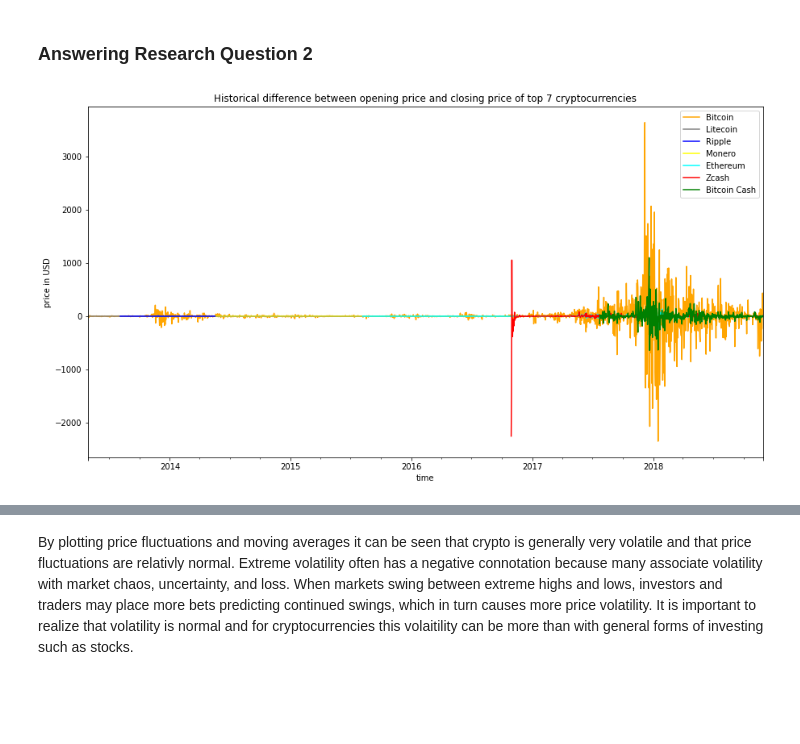
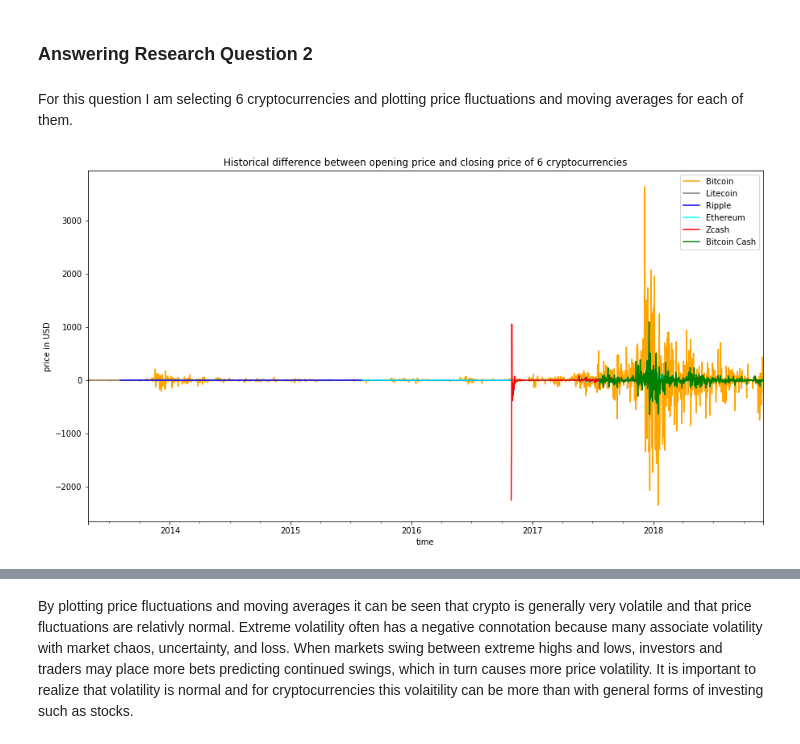
Before and after one commit to ithakker/CISC367FinalIshaanThakker, a Jupyter notebook: final.ipynb, the cells around one changed output, grey strips where cells are left out. Saved outputs shown, nothing was run; the diff lists cells and outputs as text; code cells hidden in the pictures; blank space fills up the shorter version.

```diff
--- a/final.ipynb
+++ b/final.ipynb
@@ -109,34 +109,34 @@ plt.show()
 It can clearly be seen that more than half of the crypto space is occupied by Bitcoin. As the earliest virtual currency to meet widespread popularity and success, bitcoin has inspired a host of other cryptocurrencies in its wake. Since this data was last updated in 2018, there have been thousands of different cryptocurrencies in circulation. But understanding which ones have techinal use and which ones do not can be difficult.
 # %% [markdown]
 ### Answering Research Question 2
+# %% [markdown]
+For this question I am selecting 6 cryptocurrencies and plotting price fluctuations and moving averages for each of them.
 # %%
 # Plotting Price Fluctuations
 crypto2 = pd.read_csv('data/crypto-markets.csv', parse_dates=['date'],index_col='date')
-crypto2['oc_diff']=crypto2['close']-crypto2['open']
+crypto2['net']=crypto2['close']-crypto2['open']
 bitcoin = crypto2[crypto2['symbol']=='BTC']
 litecoin = crypto2[crypto2['symbol']=='LTC']
 ripple = crypto2[crypto2['symbol']=='XRP']
-monero = crypto2[crypto2['symbol']=='XMR']
 ethereum = crypto2[crypto2['symbol']=='ETH']
 zcash = crypto2[crypto2['symbol']=='ZEC']
 bitcoin_cash = crypto2[crypto2['symbol']=='BCH']
 
 plt.figure(figsize=(15,8))
-(bitcoin['oc_diff']).plot(color='orange', label='Bitcoin')
-(litecoin['oc_diff']).plot(color='grey', label='Litecoin')
-(ripple['oc_diff']).plot(color='blue', label='Ripple')
-(monero['oc_diff']).plot(color='yellow', label='Monero')
-(ethereum['oc_diff']).plot(color='cyan', label='Ethereum')
-(zcash['oc_diff']).plot(color='red', label='Zcash')
-(bitcoin_cash['oc_diff']).plot(color='green', label='Bitcoin Cash')
+(bitcoin['net']).plot(color='orange', label='Bitcoin')
+(litecoin['net']).plot(color='grey', label='Litecoin')
+(ripple['net']).plot(color='blue', label='Ripple')
+(ethereum['net']).plot(color='cyan', label='Ethereum')
+(zcash['net']).plot(color='red', label='Zcash')
+(bitcoin_cash['net']).plot(color='green', label='Bitcoin Cash')
 
 plt.xlabel('time')
 plt.ylabel('price in USD')
-plt.title('Historical difference between opening price and closing price of top 7 cryptocurrencies')
+plt.title('Historical difference between opening price and closing price of 6 cryptocurrencies')
 plt.legend()
 plt.show()
 # %% [output]
-[figure, old version]
+[figure, new version]
 # %%
 #Plotting Moving Averages
 btc = bitcoin[['close']]
```
Also changed, not shown: parts of 7 cells of this notebook, 1 other file.
